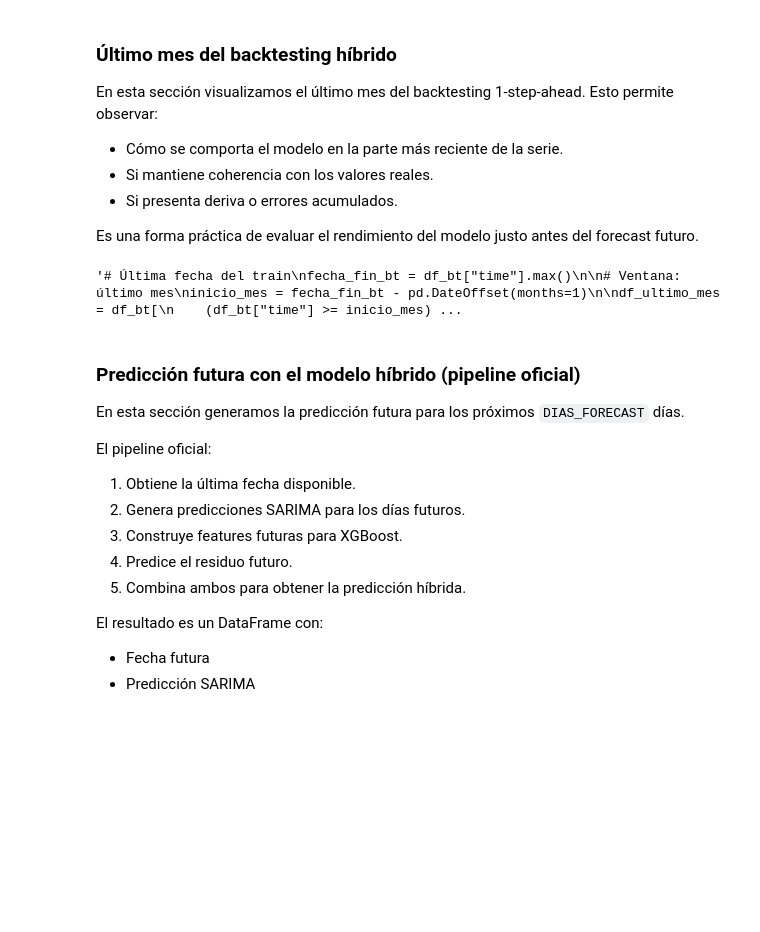
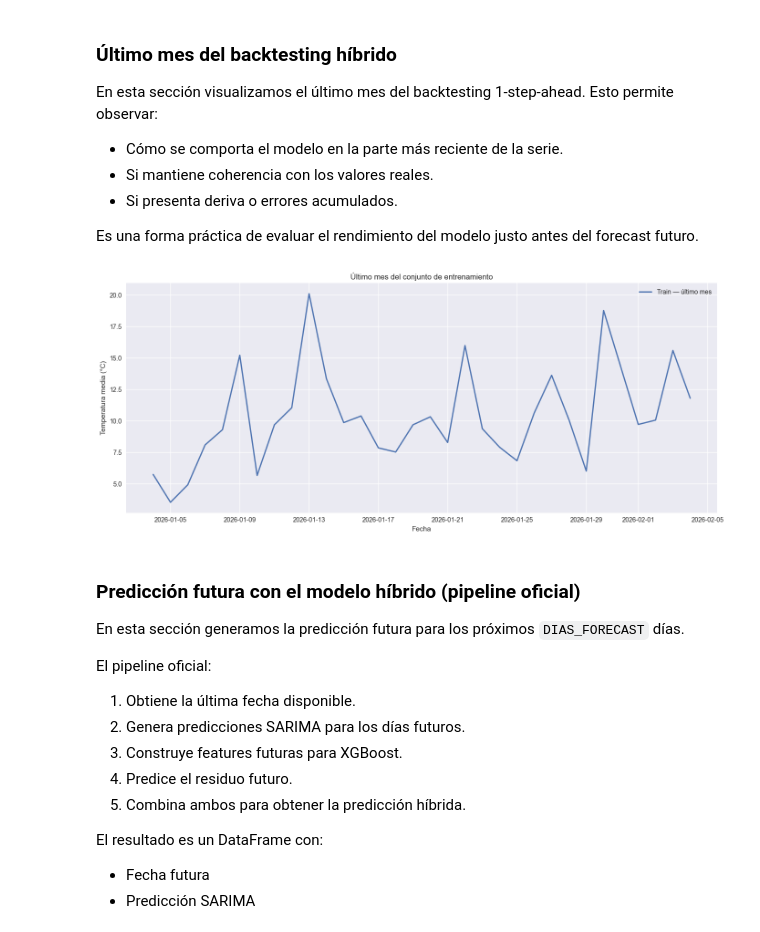
Before and after one commit to tamnd85/python, a Jupyter notebook: openmeteo_sqlite/notebooks/graficos_Sevilla.ipynb, the cells around one changed output. Drawn from its saved outputs; the diff is of its cells as text; code cells hidden in the pictures; blank space fills up the shorter version.

```diff
--- a/openmeteo_sqlite/notebooks/graficos_Sevilla.ipynb
+++ b/openmeteo_sqlite/notebooks/graficos_Sevilla.ipynb
@@ -727,35 +733,34 @@ Esto permite observar:
 
 Es una forma práctica de evaluar el rendimiento del modelo justo antes del forecast futuro.
 # %%
-"""# Última fecha del train
+# Última fecha del train
 fecha_fin_bt = df_bt["time"].max()
 
 # Ventana: último mes
 inicio_mes = fecha_fin_bt - pd.DateOffset(months=1)
 
 df_ultimo_mes = df_bt[
     (df_bt["time"] >= inicio_mes)
 ].copy()
 
 plt.figure(figsize=(14, 6))
 
 plt.plot(
     df_ultimo_mes["time"],
     df_ultimo_mes["pred_hibrida"],
     label="Train — último mes",
     linewidth=2
 )
 
 plt.title("Último mes del conjunto de entrenamiento")
 plt.xlabel("Fecha")
 plt.ylabel("Temperatura media (°C)")
 plt.legend()
 plt.grid(True)
 plt.tight_layout()
 plt.show()
-"""
 # %% [output]
-'# Última fecha del train\nfecha_fin_bt = df_bt["time"].max()\n\n# Ventana: último mes\ninicio_mes = fecha_fin_bt - pd.DateOffset(months=1)\n\ndf_ultimo_mes = df_bt[\n    (df_bt["time"] >= inicio_mes) ...
+[figure, added]
 # %% [markdown]
 ### Predicción futura con el modelo híbrido (pipeline oficial)
 
```
Also changed, not shown: parts of 4 cells of this notebook, 18 other files.
